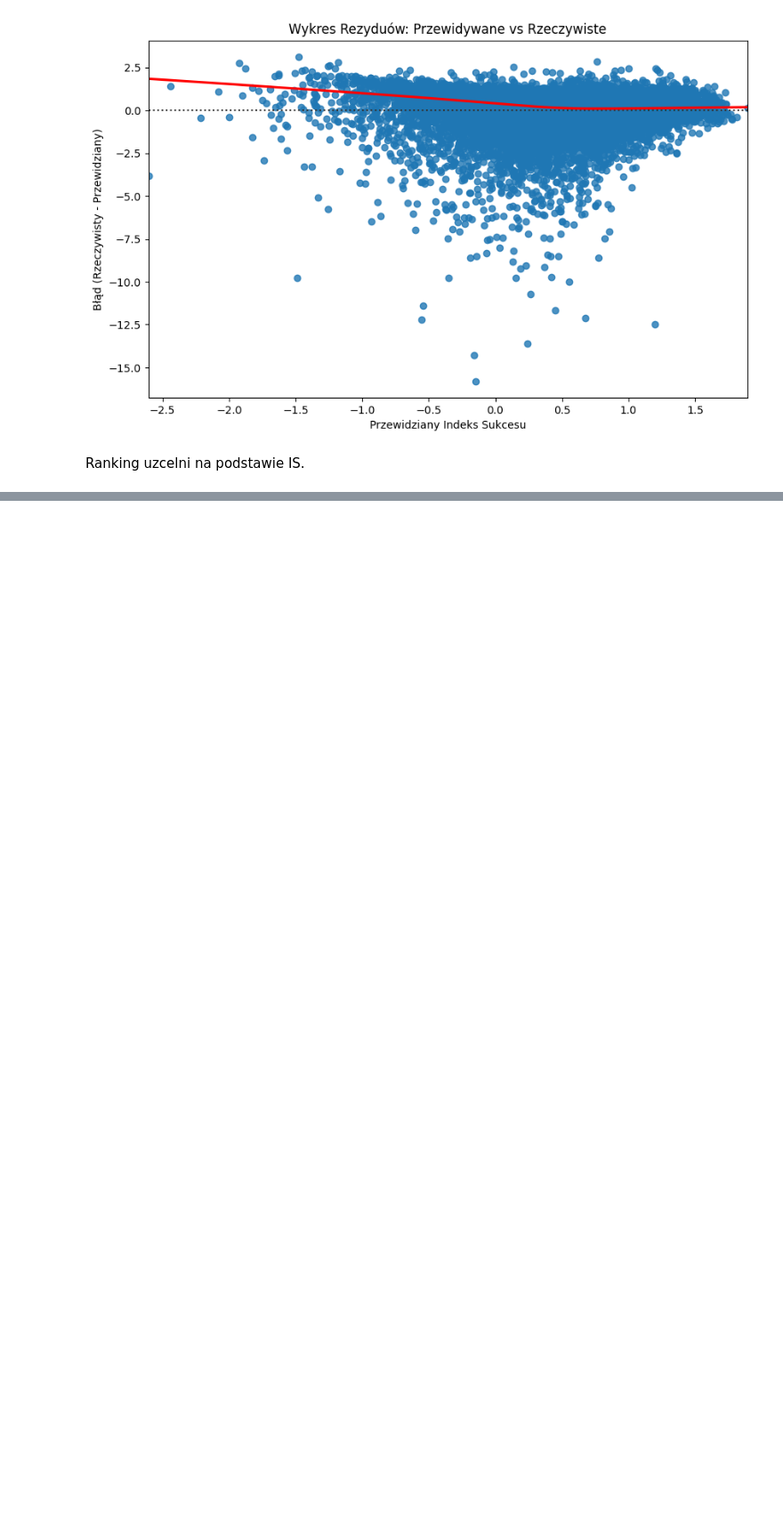
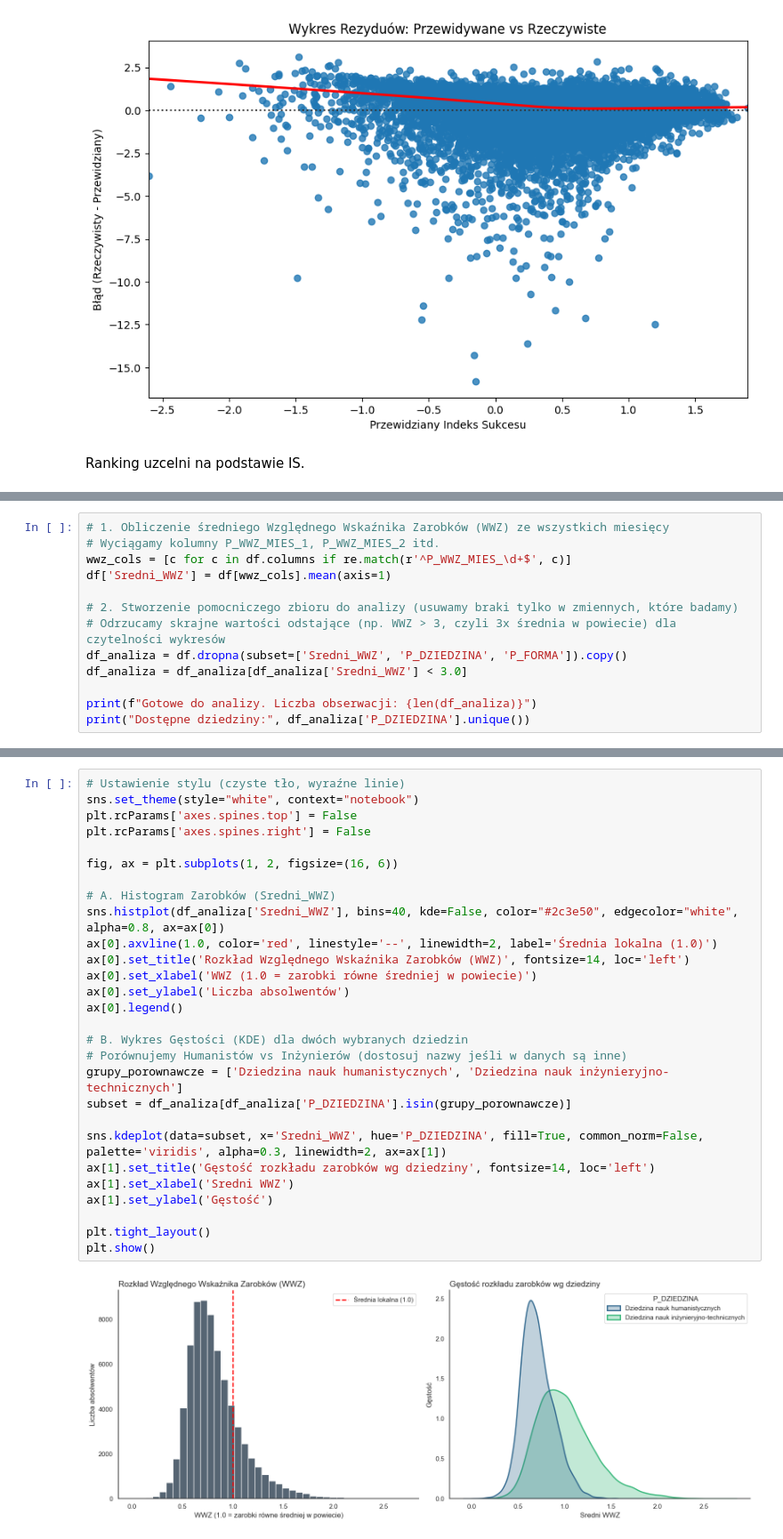
Before and after one commit to miriam265/Analiza-danych-w-R-i-Python, a Jupyter notebook: roboczy_naz.ipynb, the cells around one changed output, grey strips where cells are left out. Shown at 89% size. Drawn from its saved outputs; the diff is of its cells as text; blank space fills up the shorter version.

Commit message:
Dodano rzeczy
Wykresy 2, testy statystyczne oraz OLS, wszystko z jakimiś wnioskami

```diff
--- a/roboczy_naz.ipynb
+++ b/roboczy_naz.ipynb
@@ -512,3 +511,16 @@ Politechnika Poznańska                                         18.175811
 Radomska Szkoła Wyższa                                         20.866667
 Politechnika Wrocławska                                        18.573154
 Powiślańska Szkoła Wyższa w Kwidzynie                          16.385714
+# %%
+# 1. Obliczenie średniego Względnego Wskaźnika Zarobków (WWZ) ze wszystkich miesięcy
+# Wyciągamy kolumny P_WWZ_MIES_1, P_WWZ_MIES_2 itd.
+wwz_cols = [c for c in df.columns if re.match(r'^P_WWZ_MIES_\d+$', c)]
+df['Sredni_WWZ'] = df[wwz_cols].mean(axis=1)
+
+# 2. Stworzenie pomocniczego zbioru do analizy (usuwamy braki tylko w zmiennych, które badamy)
+# Odrzucamy skrajne wartości odstające (np. WWZ > 3, czyli 3x średnia w powiecie) dla czytelności wykresów
+df_analiza = df.dropna(subset=['Sredni_WWZ', 'P_DZIEDZINA', 'P_FORMA']).copy()
+df_analiza = df_analiza[df_analiza['Sredni_WWZ'] < 3.0]
+
+print(f"Gotowe do analizy. Liczba obserwacji: {len(df_analiza)}")
+print("Dostępne dziedziny:", df_analiza['P_DZIEDZINA'].unique())
@@ -514,0 +534,30 @@ Powiślańska Szkoła Wyższa w Kwidzynie                          16.385714
+# %%
+# Ustawienie stylu (czyste tło, wyraźne linie)
+sns.set_theme(style="white", context="notebook")
+plt.rcParams['axes.spines.top'] = False
+plt.rcParams['axes.spines.right'] = False
+
+fig, ax = plt.subplots(1, 2, figsize=(16, 6))
+
+# A. Histogram Zarobków (Sredni_WWZ)
+sns.histplot(df_analiza['Sredni_WWZ'], bins=40, kde=False, color="#2c3e50", edgecolor="white", alpha=0.8, ax=ax[0])
+ax[0].axvline(1.0, color='red', linestyle='--', linewidth=2, label='Średnia lokalna (1.0)')
+ax[0].set_title('Rozkład Względnego Wskaźnika Zarobków (WWZ)', fontsize=14, loc='left')
+ax[0].set_xlabel('WWZ (1.0 = zarobki równe średniej w powiecie)')
+ax[0].set_ylabel('Liczba absolwentów')
+ax[0].legend()
+
+# B. Wykres Gęstości (KDE) dla dwóch wybranych dziedzin
+# Porównujemy Humanistów vs Inżynierów (dostosuj nazwy jeśli w danych są inne)
+grupy_porownawcze = ['Dziedzina nauk humanistycznych', 'Dziedzina nauk inżynieryjno-technicznych']
+subset = df_analiza[df_analiza['P_DZIEDZINA'].isin(grupy_porownawcze)]
+
+sns.kdeplot(data=subset, x='Sredni_WWZ', hue='P_DZIEDZINA', fill=True, common_norm=False, palette='viridis', alpha=0.3, linewidth=2, ax=ax[1])
+ax[1].set_title('Gęstość rozkładu zarobków wg dziedziny', fontsize=14, loc='left')
+ax[1].set_xlabel('Sredni WWZ')
+ax[1].set_ylabel('Gęstość')
+
+plt.tight_layout()
+plt.show()
+# %% [output]
+[figure, added]
```
Also changed, not shown: parts of 16 cells of this notebook.
